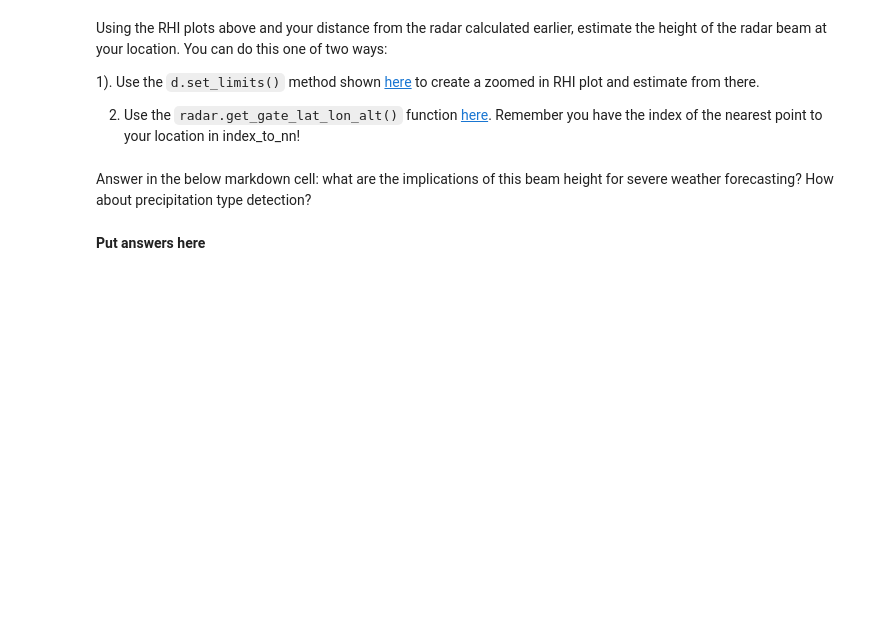
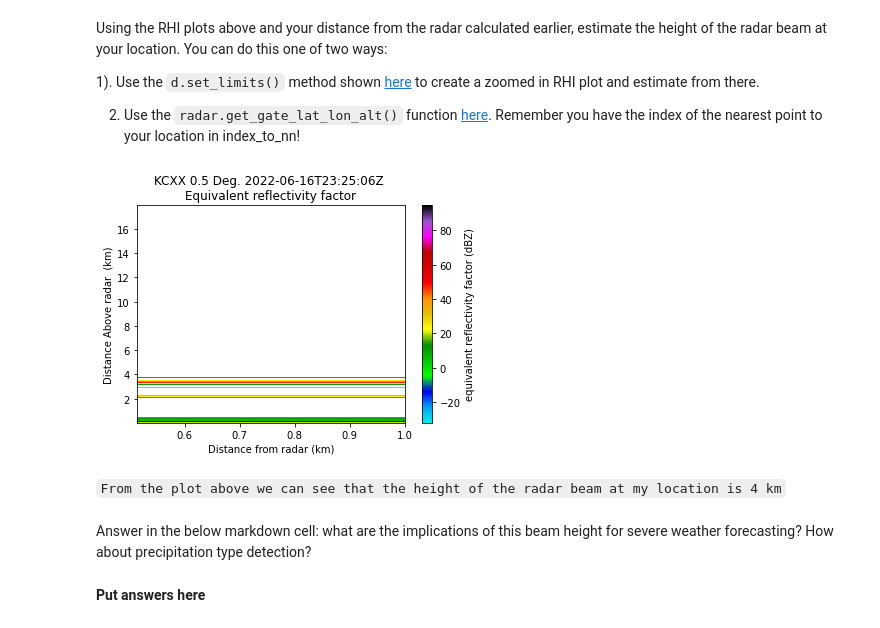
Before and after one commit to bfay14/radarintro, a Jupyter notebook: radar_intro.ipynb, the cells around one changed output. Drawn from its saved outputs; the diff is of its cells as text; code cells hidden in the pictures; blank space fills up the shorter version.

```diff
--- a/radar_intro.ipynb
+++ b/radar_intro.ipynb
@@ -110,0 +179,2 @@ index_of_nn = get_nearest_lat_lon(yourlat, yourlon, radar)
+# %%
+degrees_away = 0.0046246564984838085
@@ -146,8 +256,17 @@ Using the RHI plots above and your distance from the radar calculated earlier, e
 1). Use the `d.set_limits()` method shown [here](https://arm-doe.github.io/pyart/API/generated/pyart.graph.RadarDisplay.set_limits.html) to create a zoomed in RHI plot and estimate from there.
 
 2) Use the `radar.get_gate_lat_lon_alt()` function [here](https://arm-doe.github.io/pyart-docs-travis/API/generated/pyart.core.Radar.get_gate_lat_lon_alt.html). Remember you have the index of the nearest point to your location in index_to_nn!
+# %%
+# since 1 degree = 111 km
+km_away = degrees_away*111
 # %%
 # Estimate height of radar beam in this cell
+d.set_limits(km_away)
+d.plot_rhi('reflectivity', sweep=0, cmap='pyart_NWSRef')
+# %% [output]
+[figure, added]
+# %% [markdown]
+`From the plot above we can see that the height of the radar beam at my location is 4 km`
 # %% [markdown]
 Answer in the below markdown cell: what are the implications of this beam height for severe weather forecasting? How about precipitation type detection?
 # %% [markdown]
```
Also changed, not shown: parts of 19 cells of this notebook.
